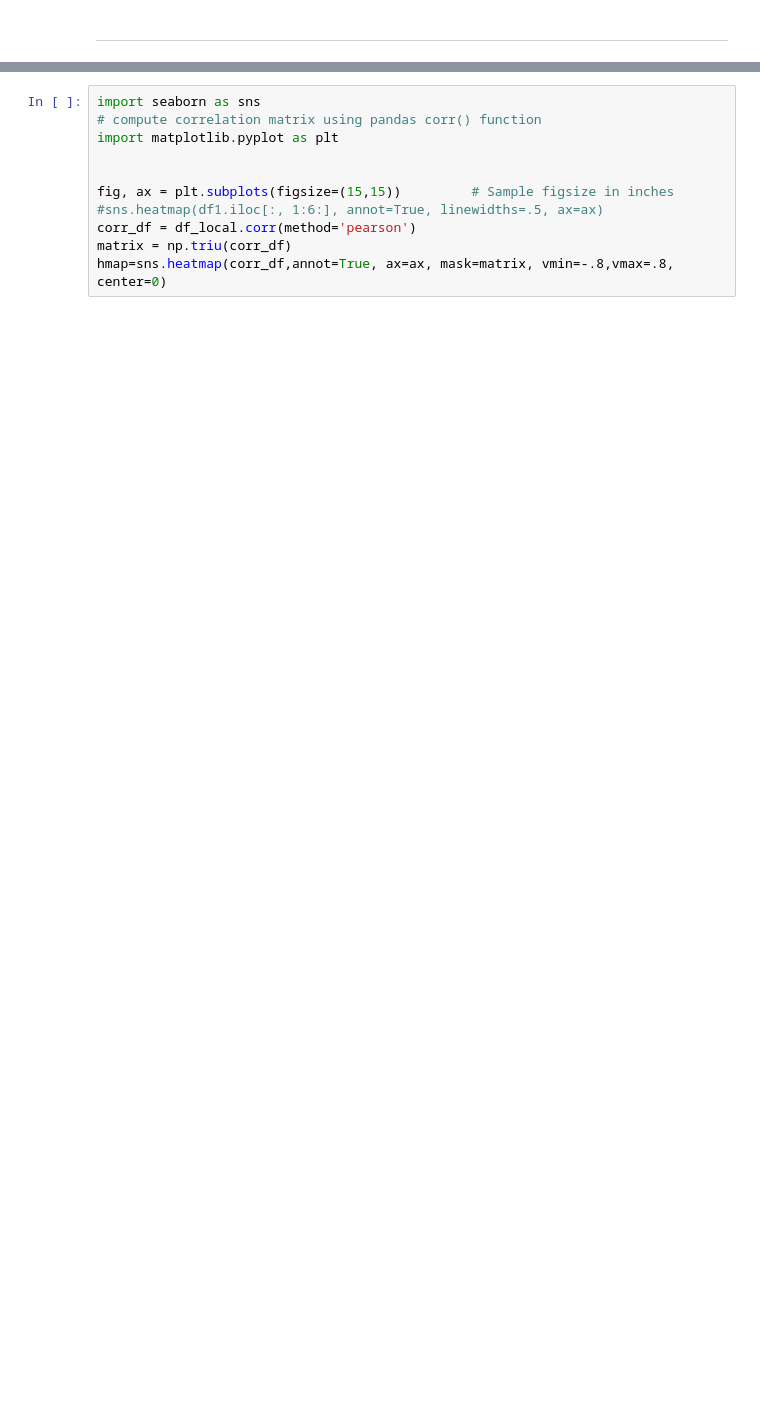
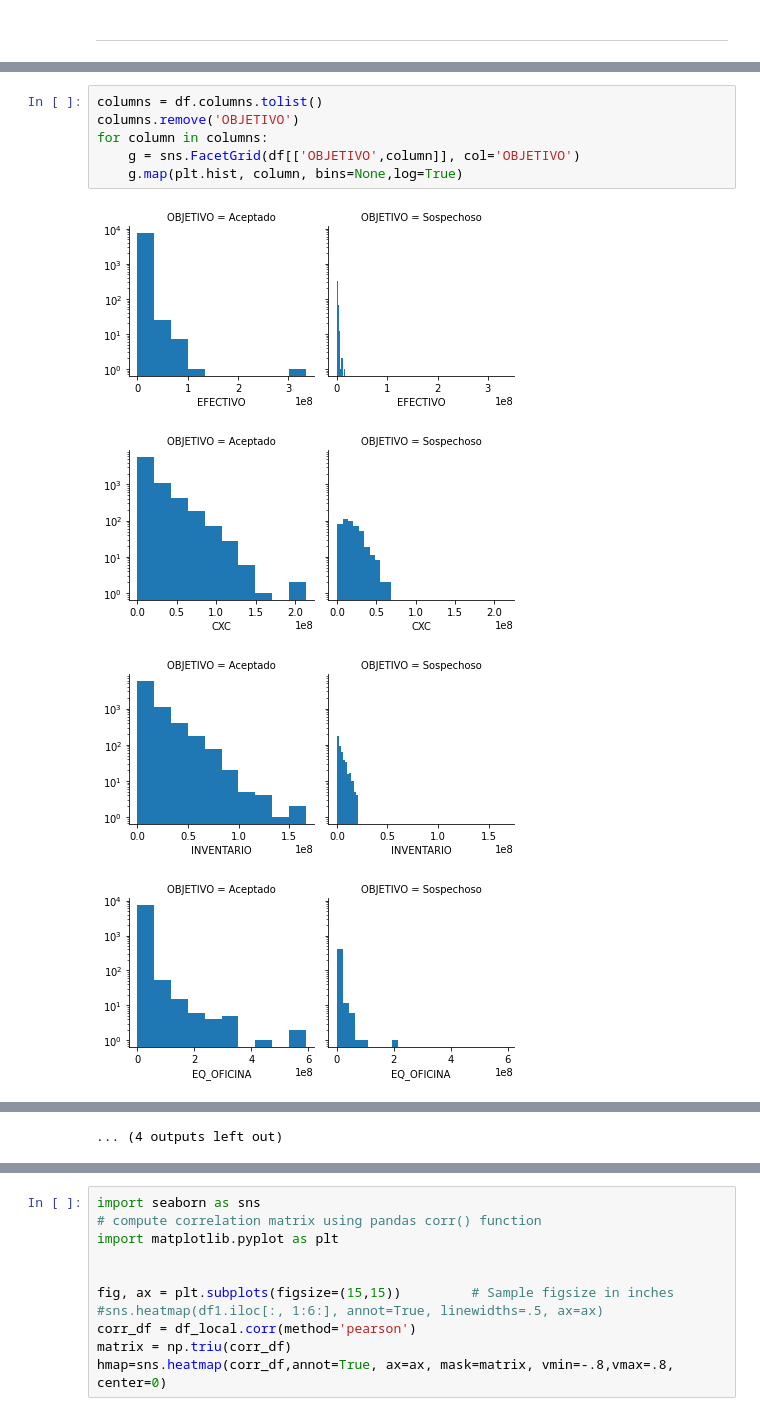
Before and after one commit to DavidCastilloAlvarado/desafio-4-2020, a Jupyter notebook: ibm-challenge-4-compusoluciones.ipynb, the cells around one changed output, grey strips where cells are left out. Saved outputs shown, nothing was run; the diff lists cells and outputs as text; blank space fills up the shorter version.

```diff
--- a/ibm-challenge-4-compusoluciones.ipynb
+++ b/ibm-challenge-4-compusoluciones.ipynb
@@ -364,0 +173,11 @@ Con la finalidad de averiguar que variables guardan correlación y en que magnit
+# %%
+columns = df.columns.tolist()
+columns.remove('OBJETIVO')
+for column in columns:
+    g = sns.FacetGrid(df[['OBJETIVO',column]], col='OBJETIVO')
+    g.map(plt.hist, column, bins=None,log=True)
+# %% [output]
+[figure, added]
+[figure, added]
+[figure, added]
+[figure, added]
@@ -364,0 +192 @@ Con la finalidad de averiguar que variables guardan correlación y en que magnit
+... (4 outputs left out)
```
Also changed, not shown: parts of 149 cells of this notebook, 3 other files.
